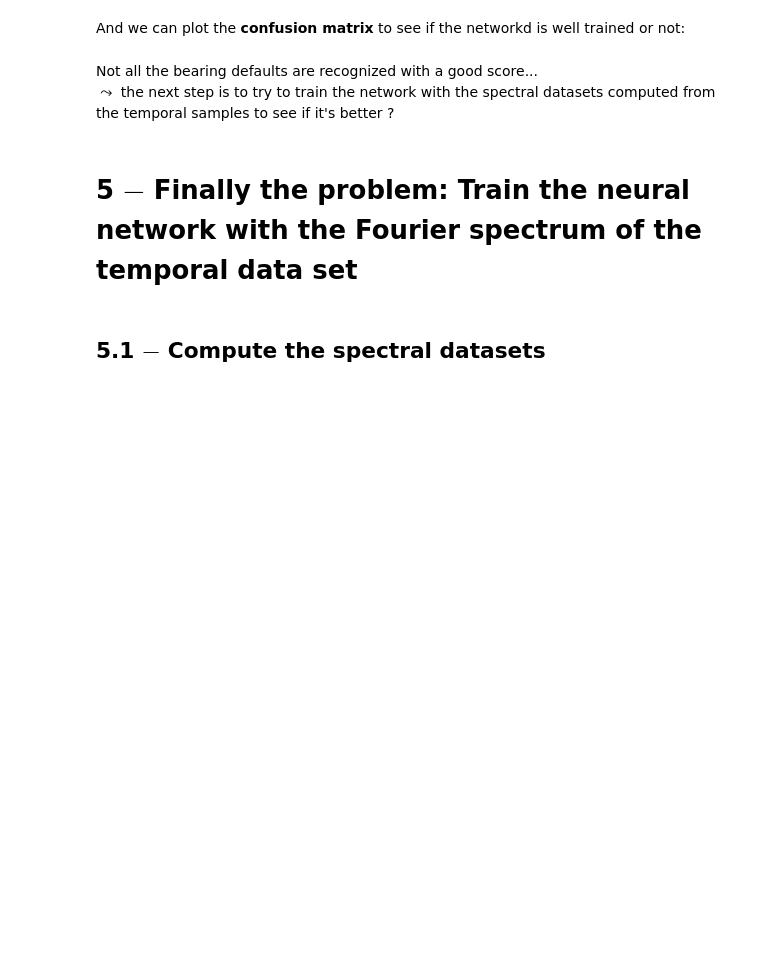
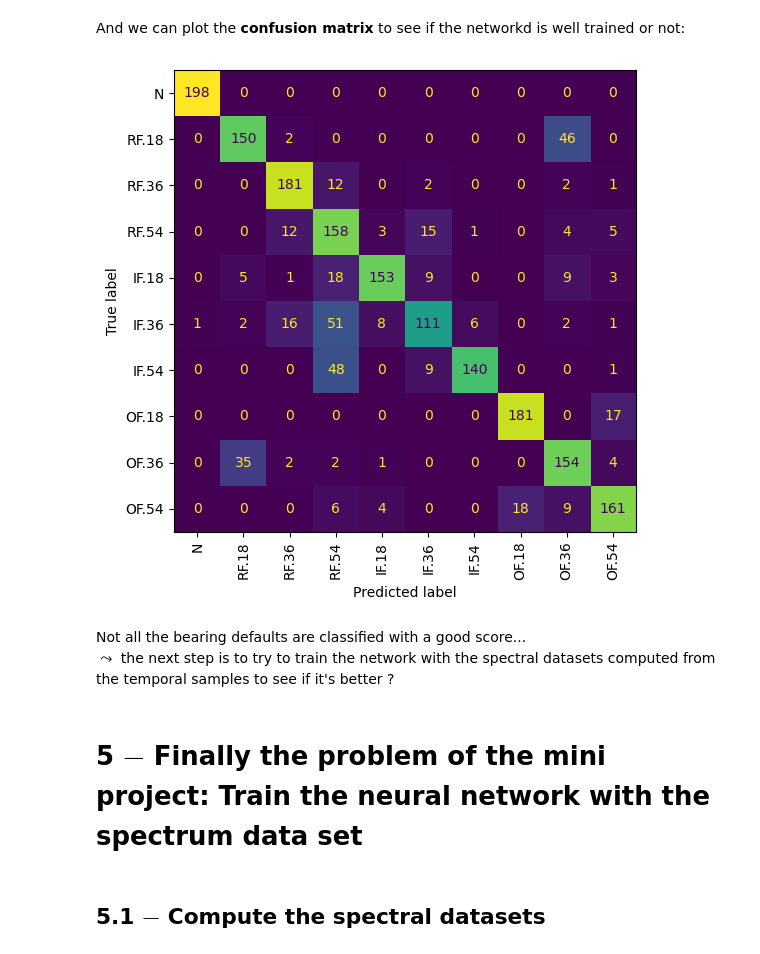
Before and after one commit to cjlux/AI-ML_at_ENSPIMA, a Jupyter notebook: MiniProject/3-MiniProject.ipynb, the cells around one changed output. Cells and saved outputs as stored; diff of their text form; code cells hidden in the pictures; blank space fills up the shorter version.

```diff
--- a/MiniProject/3-MiniProject.ipynb
+++ b/MiniProject/3-MiniProject.ipynb
@@ -253,18 +344,20 @@ inferences = results.argmax(axis=-1)     # extract the highest probablities
 And we can plot the **confusion matrix** to  see if the networkd is well trained or not:
 # %%
 from sklearn.metrics import confusion_matrix, ConfusionMatrixDisplay
-fig = plt.figure(figsize=(8,8))
+fig = plt.figure(figsize=(6,6))
 axis = plt.axes()
 ConfusionMatrixDisplay.from_predictions(lab_test, inferences,
                                         ax=axis,
                                         display_labels=health_cond,
                                         xticks_rotation='vertical',
                                         colorbar=False);
+# %% [output]
+[figure, added]
 # %% [markdown]
-Not all the bearing defaults are recognized with a good score...<br>
+Not all the bearing defaults are classified with a good score...<br>
 $\leadsto$ the next step is to try to train the network with the spectral datasets computed from the temporal samples to see if it's better ?
 # %% [markdown]
-# 5 $-$ Finally the problem: Train the neural network with the Fourier spectrum of the temporal data set
+# 5 $-$ Finally the problem of the mini project: Train the neural network with the spectrum data set
 # %% [markdown]
 ## 5.1 $-$ Compute the spectral datasets
 # %% [markdown]
```
Also changed, not shown: parts of 56 cells of this notebook.
